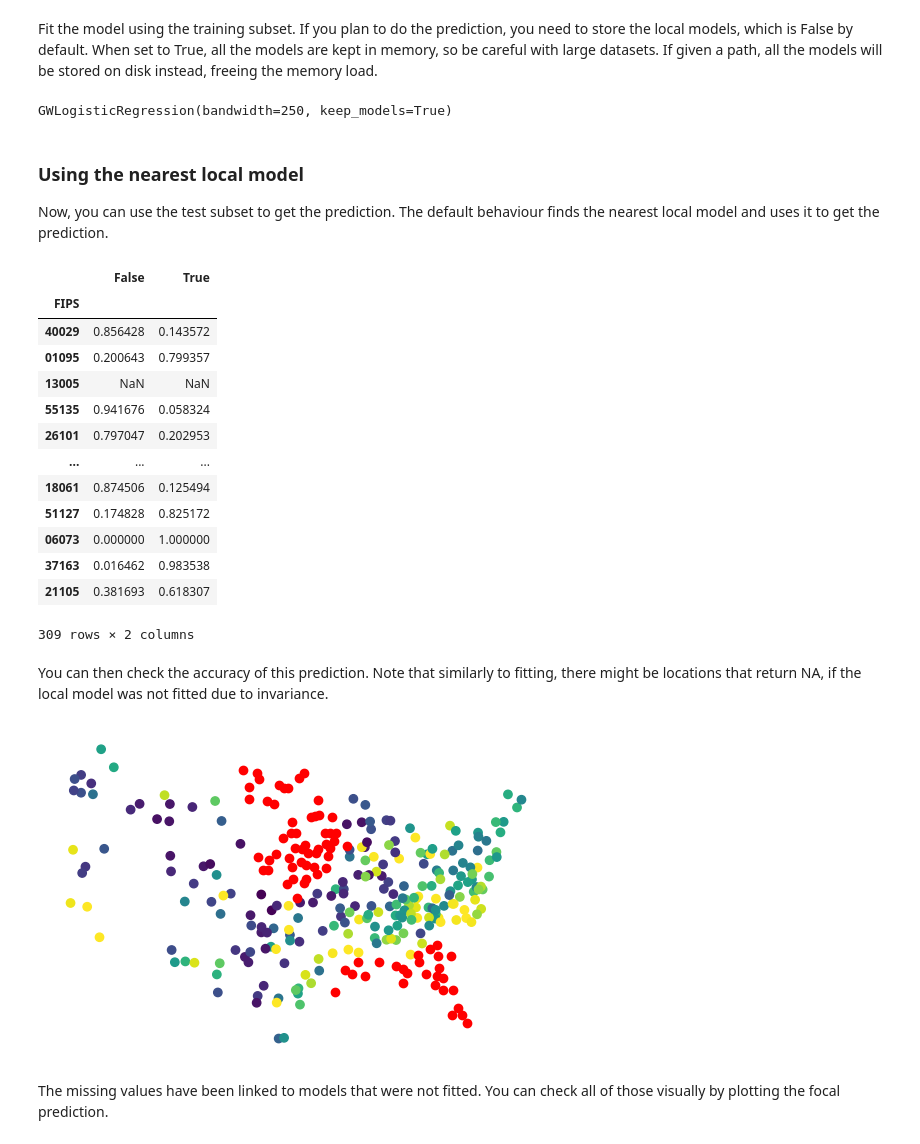
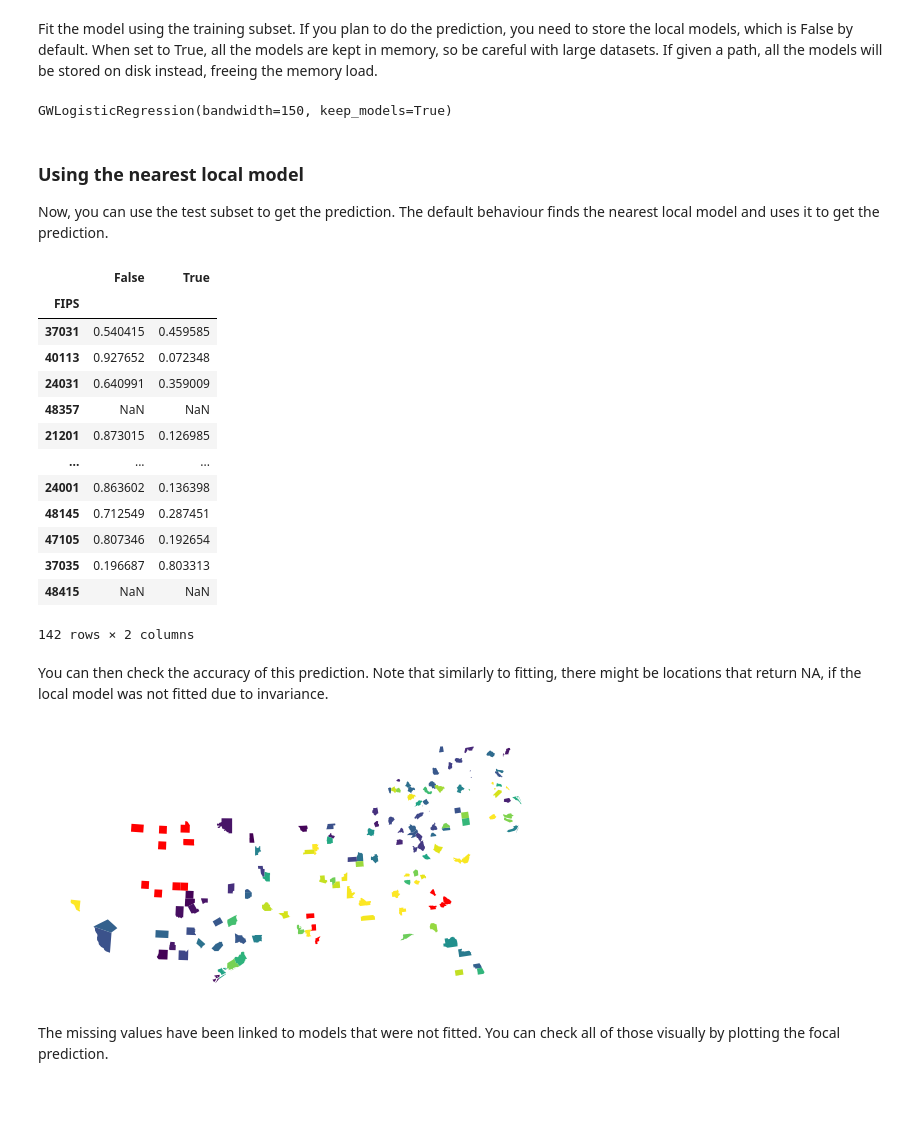
Before and after one commit to pysal/gwlearn, a Jupyter notebook: docs/source/predict.ipynb, the cells around one changed output. Saved outputs shown, nothing was run; the diff lists cells and outputs as text; code cells hidden in the pictures; blank space fills up the shorter version.

```diff
--- a/docs/source/predict.ipynb
+++ b/docs/source/predict.ipynb
@@ -19,7 +19,7 @@ from gwlearn.linear_model import GWLogisticRegression
 # %% [markdown]
 Get sample data
 # %%
-gdf = gpd.read_file(get_path("geoda.ncovr")).to_crs(5070)
+gdf = gpd.read_file(get_path("geoda.south")).to_crs(5070)
 
 gdf["point"] = gdf.representative_point()
 gdf = gdf.set_geometry("point").set_index("FIPS")
@@ -36,7 +36,7 @@ X_train, X_test, y_train, y_test, geom_train, geom_test = train_test_split(
 Fit the model using the training subset. If you plan to do the prediction, you need to store the local models, which is False by default. When set to True, all the models are kept in memory, so be careful with large datasets. If given a path, all the models will be stored on disk instead, freeing the memory load.
 # %%
 gwrf = GWLogisticRegression(
-    bandwidth=250,
+    bandwidth=150,
     fixed=False,
     keep_models=True,
 )
@@ -46,7 +46,7 @@ gwrf.fit(
     geometry=geom_train,
 )
 # %% [output]
-GWLogisticRegression(bandwidth=250, keep_models=True)
+GWLogisticRegression(bandwidth=150, keep_models=True)
 # %% [markdown]
 ### Using the nearest local model
 
@@ -57,26 +57,26 @@ proba
 # %% [output]
 |  | False | True |
 | FIPS |  |  |
-| 40029 | 0.856428 | 0.143572 |
-| 01095 | 0.200643 | 0.799357 |
-| 13005 | NaN | NaN |
-| 55135 | 0.941676 | 0.058324 |
-| 26101 | 0.797047 | 0.202953 |
+| 37031 | 0.540415 | 0.459585 |
+| 40113 | 0.927652 | 0.072348 |
+| 24031 | 0.640991 | 0.359009 |
+| 48357 | NaN | NaN |
+| 21201 | 0.873015 | 0.126985 |
 | ... | ... | ... |
-| 18061 | 0.874506 | 0.125494 |
-| 51127 | 0.174828 | 0.825172 |
-| 06073 | 0.000000 | 1.000000 |
-| 37163 | 0.016462 | 0.983538 |
-| 21105 | 0.381693 | 0.618307 |
+| 24001 | 0.863602 | 0.136398 |
+| 48145 | 0.712549 | 0.287451 |
+| 47105 | 0.807346 | 0.192654 |
+| 37035 | 0.196687 | 0.803313 |
+| 48415 | NaN | NaN |
-309 rows × 2 columns
+142 rows × 2 columns
 # %% [markdown]
 You can then check the accuracy of this prediction. Note that similarly to fitting, there might be locations that return NA, if the local model was not fitted due to invariance.
 # %%
-gpd.GeoDataFrame(proba, geometry=geom_test).plot(
+gpd.GeoDataFrame(proba, geometry=gdf['geometry']).plot(
     True, missing_kwds=dict(color="red")
 ).set_axis_off()
 # %% [output]
-[figure, old version]
+[figure, new version]
 # %% [markdown]
 The missing values have been linked to models that were not fitted. You can check all of those visually by plotting the focal prediction.
 # %%
```
Also changed, not shown: parts of 15 cells of this notebook, 1 other file.
